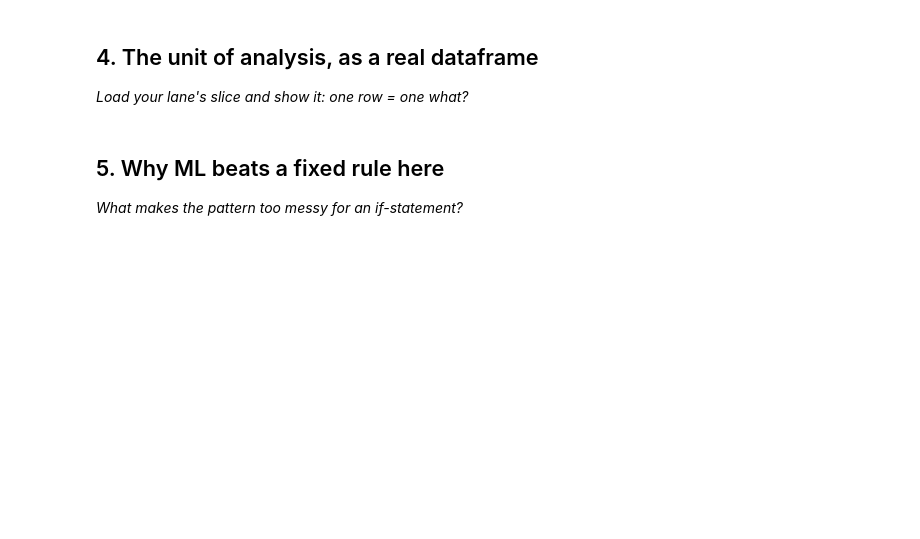
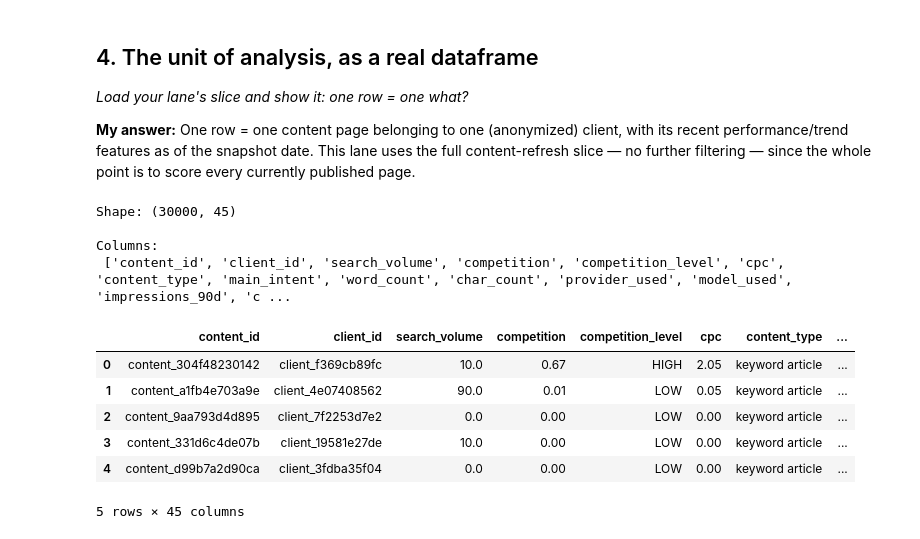
Before and after one commit to kaminari19/FlyRank-Starter, a Jupyter notebook: work/notebooks/w02_ml_task_framing.ipynb, the cells around one changed output. Drawn from its saved outputs; the diff is of its cells as text; code cells hidden in the pictures; blank space fills up the shorter version.

```diff
--- a/work/notebooks/w02_ml_task_framing.ipynb
+++ b/work/notebooks/w02_ml_task_framing.ipynb
@@ -29,0 +15,30 @@ This skeleton is yours to fill. Work the sections **in order** — each one has
+# %%
+import os
+
+REPO_URL = "https://github.com/kaminari19/FlyRank-Starter.git"
+REPO_DIR = "FlyRank-Starter"
+
+# Clone only if we don't already have it in this Colab session
+if not os.path.exists(REPO_DIR):
+    !git clone -q {REPO_URL}
+
+%cd {REPO_DIR}
+!pip install -q -r requirements.txt
+
+import pandas as pd
+import numpy as np
+import matplotlib.pyplot as plt
+
+DATA_PATH = "data/raw/content_refresh_anonymized.csv"
+assert os.path.exists(DATA_PATH), (
+    f"Expected {DATA_PATH} but it's missing — check the repo cloned correctly "
+    "and that the CSV wasn't accidentally .gitignored out of your fork."
+)
+
+df_raw = pd.read_csv(DATA_PATH)
+print(f"Loaded {df_raw.shape[0]:,} rows x {df_raw.shape[1]} columns")
+df_raw.head()
+
+# Naming the task type explicitly
+ML_TASK_TYPE = "scoring"  # continuous priority score per page; ranking is the consumption pattern
+print("ML task type for this lane:", ML_TASK_TYPE)
@@ -29,0 +62,8 @@ This skeleton is yours to fill. Work the sections **in order** — each one has
+# %%
+assert "trend_direction" in df_raw.columns, (
+    "trend_direction column not found — check docs/data-dictionary.md for the current column name."
+)
+
+df_raw["is_declining_label"] = (df_raw["trend_direction"] == "down").astype(int)
+
+print(df_raw["is_declining_label"].value_counts(normalize=True).rename("share_of_pages"))
@@ -31,3 +101,5 @@ This skeleton is yours to fill. Work the sections **in order** — each one has
 ## 4. The unit of analysis, as a real dataframe
 
 *Load your lane's slice and show it: one row = one what?*
+
+**My answer:** One row = one content page belonging to one (anonymized) client, with its recent performance/trend features as of the snapshot date. This lane uses the full content-refresh slice — no further filtering — since the whole point is to score every currently published page.
@@ -37,4 +105,0 @@ This skeleton is yours to fill. Work the sections **in order** — each one has
-# %% [markdown]
-## 5. Why ML beats a fixed rule here
-
-*What makes the pattern too messy for an if-statement?*
@@ -43,0 +106,18 @@ This skeleton is yours to fill. Work the sections **in order** — each one has
+# %%
+lane_df = df_raw.copy()  # this lane = the full content-refresh slice; one row = one page
+
+print("Shape:", lane_df.shape)
+print("\nColumns:\n", list(lane_df.columns))
+lane_df.head()
+# %% [output]
+Shape: (30000, 45)
+
+Columns:
+ ['content_id', 'client_id', 'search_volume', 'competition', 'competition_level', 'cpc', 'content_type', 'main_intent', 'word_count', 'char_count', 'provider_used', 'model_used', 'impressions_90d', 'c ...
+|  | content_id | client_id | search_volume | competition | competition_level | cpc | content_type | ... |
+| 0 | content_304f48230142 | client_f369cb89fc | 10.0 | 0.67 | HIGH | 2.05 | keyword article | ... |
+| 1 | content_a1fb4e703a9e | client_4e07408562 | 90.0 | 0.01 | LOW | 0.05 | keyword article | ... |
+| 2 | content_9aa793d4d895 | client_7f2253d7e2 | 0.0 | 0.00 | LOW | 0.00 | keyword article | ... |
+| 3 | content_331d6c4de07b | client_19581e27de | 10.0 | 0.00 | LOW | 0.00 | keyword article | ... |
+| 4 | content_d99b7a2d90ca | client_3fdba35f04 | 0.0 | 0.00 | LOW | 0.00 | keyword article | ... |
+5 rows × 45 columns
```
Also changed, not shown: parts of 17 cells of this notebook.
